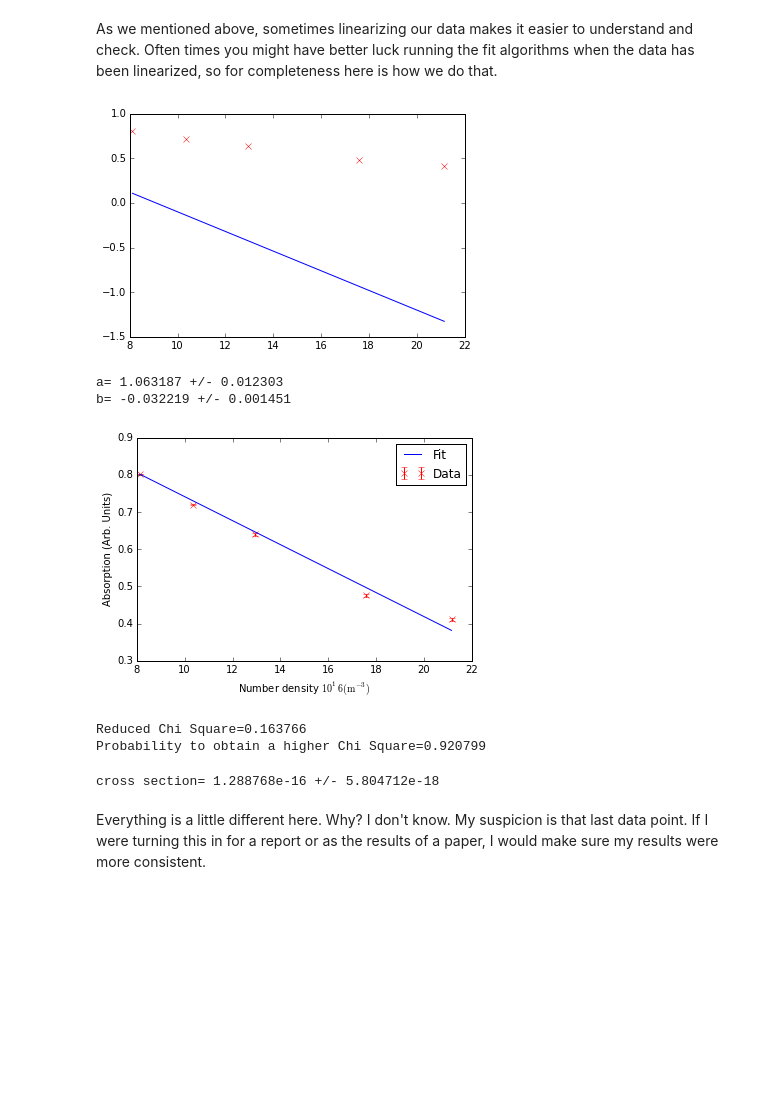
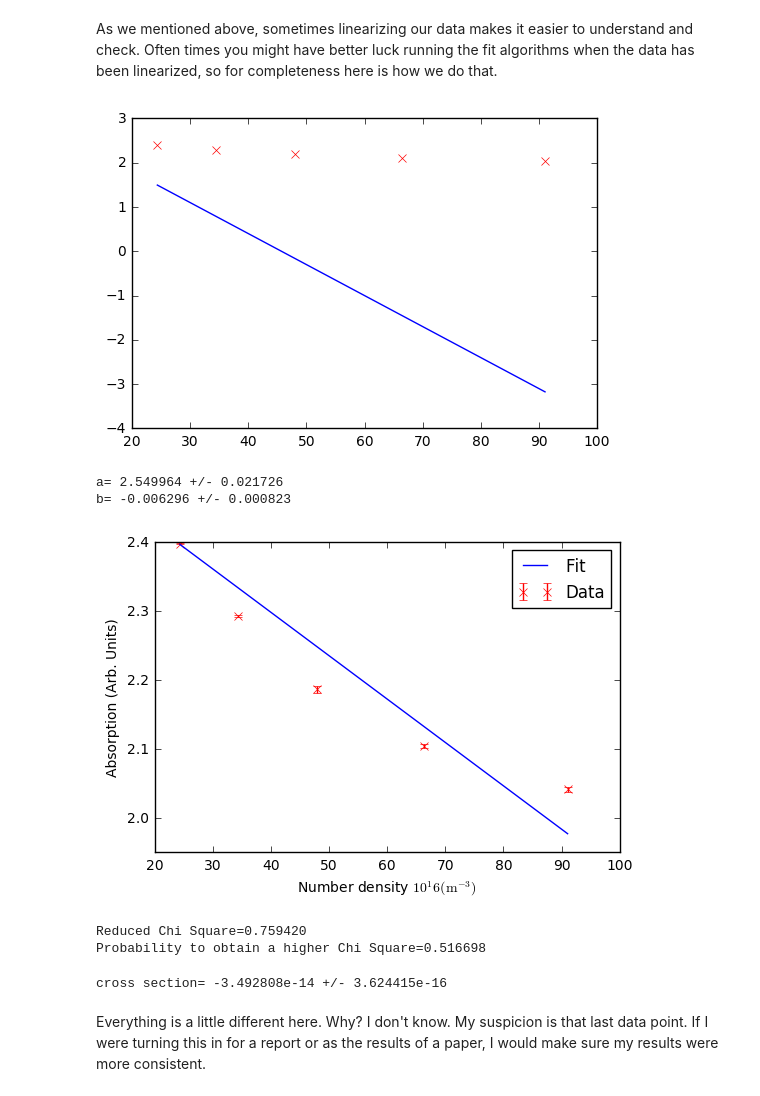
Before and after one commit to HartwickChaosLab/Physics-IPython-Notebooks, a Jupyter notebook: Optics-NB/Data-Analysis-for-Optical-Absorption.ipynb, the cells around one changed output. Saved outputs shown, nothing was run; the diff lists cells and outputs as text; code cells hidden in the pictures; blank space fills up the shorter version.

```diff
--- a/Optics-NB/Data-Analysis-for-Optical-Absorption.ipynb
+++ b/Optics-NB/Data-Analysis-for-Optical-Absorption.ipynb
@@ -25,7 +26,7 @@ from scipy.stats import chisqprob
 # %%
 #Constants that we need.
 #temp=linspace(300,400,6) #If we want to generate a temperature sequence automatically
-temp=array([323.,326.2,329.2,333.4,336]) #or just type in by hand what we used in the experiment
+temp=array([338,343,348,353,358]) #or just type in by hand what we used in the experiment
 Lv=69.2e3 #Latent heat of rubidium, units J/mol
 R=8.31 #gas constant J/K/mol
 T0=312.79 #reference Temp K
@@ -40,4 +41,5 @@ $P=P_0e^{-L_v/R*(\frac{1}{T}-\frac{1}{T_o})}$
 
 The constants are referenced in the cell above.
 # %%
-P=P0*exp(-Lv/R*(1/temp-1/T0))
+P=P0*exp(-Lv/R*(1./temp-1./T0))
+P
@@ -82,7 +86,7 @@ $I=I_o e^{-\sigma n l}$
 $\sigma$ is the cross-section of absorption (think of this as an effective area of a Rb atom). The 'bigger' the atom appears to light, the more likely the atom is to absorb light. We are not going to derive the cross-section here, we will just treat it as a property of Rb that we are interested in. It depends, among other things, on the wavelength of light. This is why we went to great lengths to isolate the D1 line. We will be taking this data as a function of number density, $n$. First let's plot our data to see what we are dealing with. This always a good first step in determining how we are going to fit.
 # %%
 #Our data
-ABS=array([6.339,5.24,4.36,2.99,2.58]) #Absorbtion proxy, ie photodetector signal
+ABS=array([11,9.9,8.9,8.2,7.7]) #Absorbtion proxy, ie photodetector signal
 s=array([0.002,0.01,0.02,0.02,0.01]) #uncertainty in voltage
 # %%
 plt.xlabel('Number density 10^16 (m^-3)')
@@ -96,5 +100,6 @@ As we can see from the plot below and our model of absorption (Beers' Law), the
 
 $\ln{I}=\ln{I_o}-\sigma n l$
 # %%
-logabs=array([0.802020752,0.719331287,0.639486489,0.475671188,0.411619706])
+logabs=log(ABS)
 logs=array([0.000315507,0.001908397,0.004587156,0.003344482,0.003875969]) #scale error bars b/c we took ln
+logabs
@@ -206,43 +217,43 @@ def fit_guess(a=1.,b=-.11):
 w=interactive(fit_guess,a=(-10.,10,0.1), b=(-5,5,0.01))
 display(w)
 # %% [output]
-[figure, old version]
+[figure, new version]
 # %%
-logx0=array([1.3,-.05]) #Intial guess
+logx0=array([1.3,-.005]) #Intial guess
 
 #calls the solver and puts the solution into the array solution, the uncertainties are put into the
 #array covar.
 solution,covar= optimization.curve_fit(func2, number_density, logabs, logx0, logs)
 #Fit parameters and uncertainties
-print "a= %f +/- %f " % (solution[0],sqrt(covar[0,0]))
-print "b= %f +/- %f " % (solution[1],sqrt(covar[1,1]))
+print("a= %f +/- %f " % (solution[0],sqrt(covar[0,0])))
+print ("b= %f +/- %f " % (solution[1],sqrt(covar[1,1])))
 
 plt.xlabel(r'Number density $10^16 (\mathrm{m}^{-3})$')
 plt.ylabel('Absorption (Arb. Units)')
 plt.errorbar(number_density, logabs, fmt = 'rx', yerr =logs,label='Data')
 plt.plot(number_density,func2(number_density,solution[0],solution[1]),label='Fit')
 plt.legend(loc='upper right')
 plt.show()
 chisqr=numpy.sum((logabs-func2(number_density,solution[0],solution[1]))/s)**2
 dof=len(logabs)-len(logx0)
 GOF = 1. - chi2.cdf(chisqr,dof)
-print "Reduced Chi Square=%f"%(chisqr/dof)
-print "Probability to obtain a higher Chi Square=%f"%(GOF)
+print("Reduced Chi Square=%f"%(chisqr/dof))
+print("Probability to obtain a higher Chi Square=%f"%(GOF))
 #Uncomment the next line to export graph to a file. As the line below stands, the file will be
 #placed in the same directory as the notebook file.
 
 #plt.savefig("data.pdf")
 # %% [output]
-a= 1.063187 +/- 0.012303
-b= -0.032219 +/- 0.001451
+a= 2.549964 +/- 0.021726
+b= -0.006296 +/- 0.000823
-[figure, old version]
+[figure, new version]
-Reduced Chi Square=0.163766
-Probability to obtain a higher Chi Square=0.920799
+Reduced Chi Square=0.759420
+Probability to obtain a higher Chi Square=0.516698
 # %%
 crosssection=-solution[1]/1e16/0.025
 sigma_cross=(sqrt(covar[1,1])/1e16/0.025)
-print "cross section= %e +/- %e"%(crosssection,sigma_cross)
+print("cross section= %e +/- %e" %(crosssection,sigma_cross))
 # %% [output]
-cross section= 1.288768e-16 +/- 5.804712e-18
+cross section= -3.492808e-14 +/- 3.624415e-16
 # %% [markdown]
 Everything is a little different here. Why? I don't know. My suspicion is that last data point. If I were turning this in for a report or as the results of a paper, I would make sure my results were more consistent.
```
Also changed, not shown: parts of 9 cells of this notebook, 2 other files.
